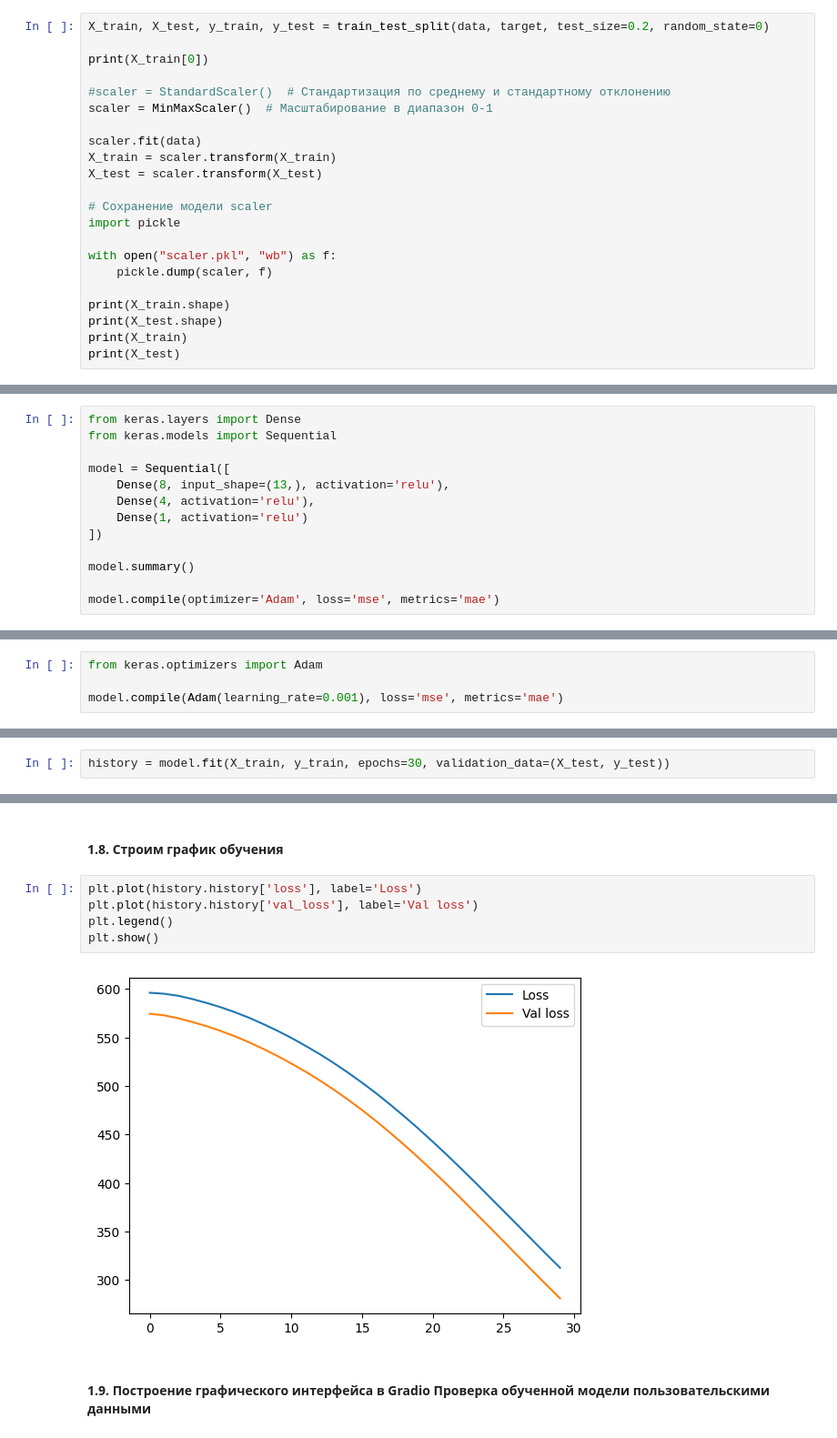
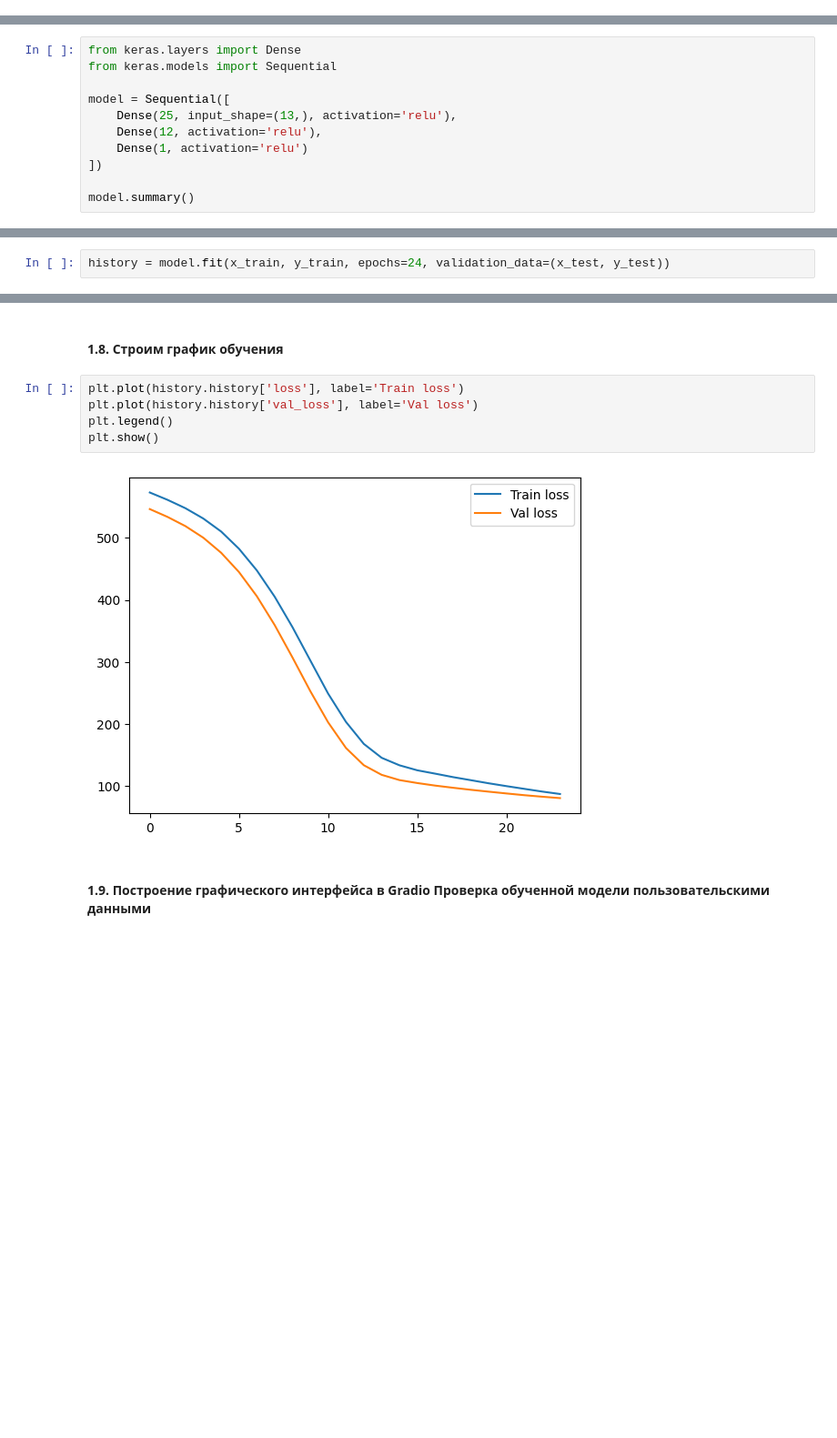
Before and after one commit to MRnickRuss/AI, a Jupyter notebook: Pr2.ipynb, the cells around one changed output, grey strips where cells are left out. Shown at 91% size. Saved outputs shown, nothing was run; the diff lists cells and outputs as text; blank space fills up the shorter version.

```diff
--- a/Pr2.ipynb
+++ b/Pr2.ipynb
@@ -60,22 +100,0 @@ from sklearn.preprocessing import StandardScaler
-# %%
-X_train, X_test, y_train, y_test = train_test_split(data, target, test_size=0.2, random_state=0)
-
-print(X_train[0])
-
-#scaler = StandardScaler()  # Стандартизация по среднему и стандартному отклонению
-scaler = MinMaxScaler()  # Масштабирование в диапазон 0-1
-
-scaler.fit(data)
-X_train = scaler.transform(X_train)
-X_test = scaler.transform(X_test)
-
-# Сохранение модели scaler
-import pickle
-
-with open("scaler.pkl", "wb") as f:
-    pickle.dump(scaler, f)
-
-print(X_train.shape)
-print(X_test.shape)
-print(X_train)
-print(X_test)
@@ -102,12 +103,10 @@ from keras.layers import Dense
 from keras.models import Sequential
 
 model = Sequential([
-    Dense(8, input_shape=(13,), activation='relu'),
-    Dense(4, activation='relu'),
+    Dense(25, input_shape=(13,), activation='relu'),
+    Dense(12, activation='relu'),
     Dense(1, activation='relu')
 ])
 
 model.summary()
-
-model.compile(optimizer='Adam', loss='mse', metrics='mae')
 # %% [output]
@@ -130,7 +129,3 @@ _________________________________________________________________
 #### 1.3. Компилируем модель ИНС
 
 Подберите нужную функцию потерь и метрику.
-# %%
-from keras.optimizers import Adam
-
-model.compile(Adam(learning_rate=0.001), loss='mse', metrics='mae')
@@ -137,5 +134,5 @@ model.compile(Adam(learning_rate=0.001), loss='mse', metrics='mae')
 # %% [markdown]
 #### 1.4. Обучаем модель ИНС
 # %%
-history = model.fit(X_train, y_train, epochs=30, validation_data=(X_test, y_test))
+history = model.fit(x_train, y_train, epochs=24, validation_data=(x_test, y_test))
 # %% [output]
@@ -173,11 +170,11 @@ mean_absolute_error(preds, y_test)
 # %% [markdown]
 #### 1.8. Строим график обучения
 # %%
-plt.plot(history.history['loss'], label='Loss')
+plt.plot(history.history['loss'], label='Train loss')
 plt.plot(history.history['val_loss'], label='Val loss')
 plt.legend()
 plt.show()
 # %% [output]
-[figure, old version]
+[figure, new version]
 # %% [markdown]
 #### 1.9. Построение графического интерфейса в Gradio Проверка обученной модели пользовательскими данными
```
Also changed, not shown: parts of 25 cells of this notebook.
